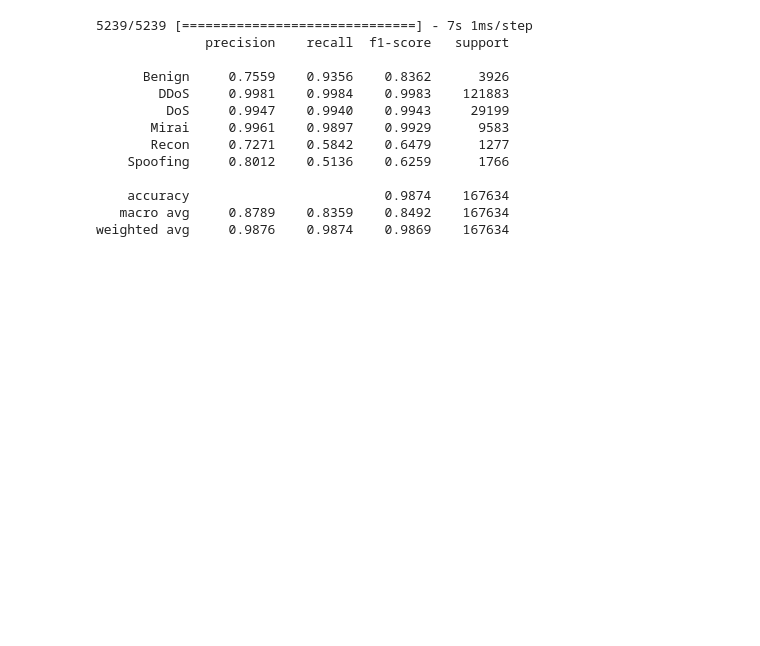
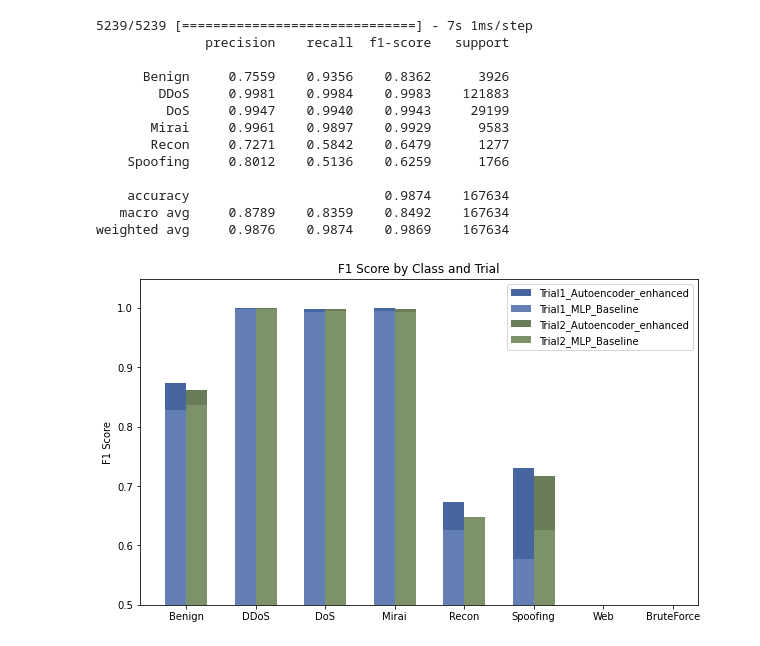
Before and after one commit to Cwagne17/CyberAI-Classwork, a Jupyter notebook: homework_4/Homework4_Autoencoder.ipynb, the cells around one changed output. Saved outputs shown, nothing was run; the diff lists cells and outputs as text; code cells hidden in the pictures; blank space fills up the shorter version.

Commit message:
add diagram of results

```diff
--- a/homework_4/Homework4_Autoencoder.ipynb
+++ b/homework_4/Homework4_Autoencoder.ipynb
@@ -464,3 +464,72 @@ print(classification_report(y_test, predicted_classes_mlp, target_names=classes,
     accuracy                         0.9874    167634
    macro avg     0.8789    0.8359    0.8492    167634
 weighted avg     0.9876    0.9874    0.9869    167634
+# %%
+import matplotlib.pyplot as plt
+import pandas as pd
+import numpy as np
+
+# Example data (replace this with your actual data)
+data = {
+    'Class': ['Benign', 'DDoS', 'DoS', 'Mirai', 'Recon', 'Spoofing', 'Web', 'BruteForce'],
+    'Trial1_Autoencoder_enhanced': [0.8732, 0.9993, 0.9981, 0.9991, 0.6730, 0.7302, 0.0, 0.0],
+    'Trial1_MLP_Baseline': [0.8288, 0.9980, 0.9928, 0.9947, 0.6261, 0.5770, 0.0, 0.0],
+    'Trial2_Autoencoder_enhanced': [0.8615, 0.9993, 0.9980, 0.9987, 0.6448, 0.7171, None, None],
+    'Trial2_MLP_Baseline': [0.8362, 0.9983, 0.9943, 0.9929, 0.6479, 0.6259, None, None],
+}
+
+df = pd.DataFrame(data)
+
+# Set up the matplotlib figure
+fig, ax = plt.subplots(figsize=(10, 6))
+
+# Plotting bar chart without stacking
+width = 0.30  # the width of the bars
+ind = np.arange(len(df['Class']))  # the label locations
+margin = 0
+
+# Trial 1
+trial1_autoencoder = ax.bar(
+    ind - width / 2 - margin,
+    df['Trial1_Autoencoder_enhanced'],
+    width,
+    label='Trial1_Autoencoder_enhanced',
+    color='#4665a1'  # Lighter Blue
+)
+trial1_baseline = ax.bar(
+    ind - width / 2 - margin,
+    df['Trial1_MLP_Baseline'],
+    width,
+    label='Trial1_MLP_Baseline',
+    color='#637fb6'  # Darker Blue
+)
+
+# Trial 2
+trial2_autoencoder = ax.bar(
+    ind + width / 2 + margin,
+    df['Trial2_Autoencoder_enhanced'],
+    width,
+    label='Trial2_Autoencoder_enhanced',
+    color='#6a7d59'  # Lighter Green
+)
+trial2_baseline = ax.bar(
+    ind + width / 2 + margin,  # Adjusted position for Trial 2 baseline
+    df['Trial2_MLP_Baseline'],
+    width,
+    label='Trial2_MLP_Baseline',
+    color='#7c936a'  # Darker Green
+)
+
+# Customize the plot
+ax.set_title('F1 Score by Class and Trial')
+ax.set_ylabel('F1 Score')
+ax.set_xticks(ind)
+ax.set_xticklabels(df['Class'])
+
+# Set y-axis lower limit
+ax.set_ylim(0.5)
+
+ax.legend()
+plt.show()
+# %% [output]
+[figure, added]
```
Also changed, not shown: 1 other file.
